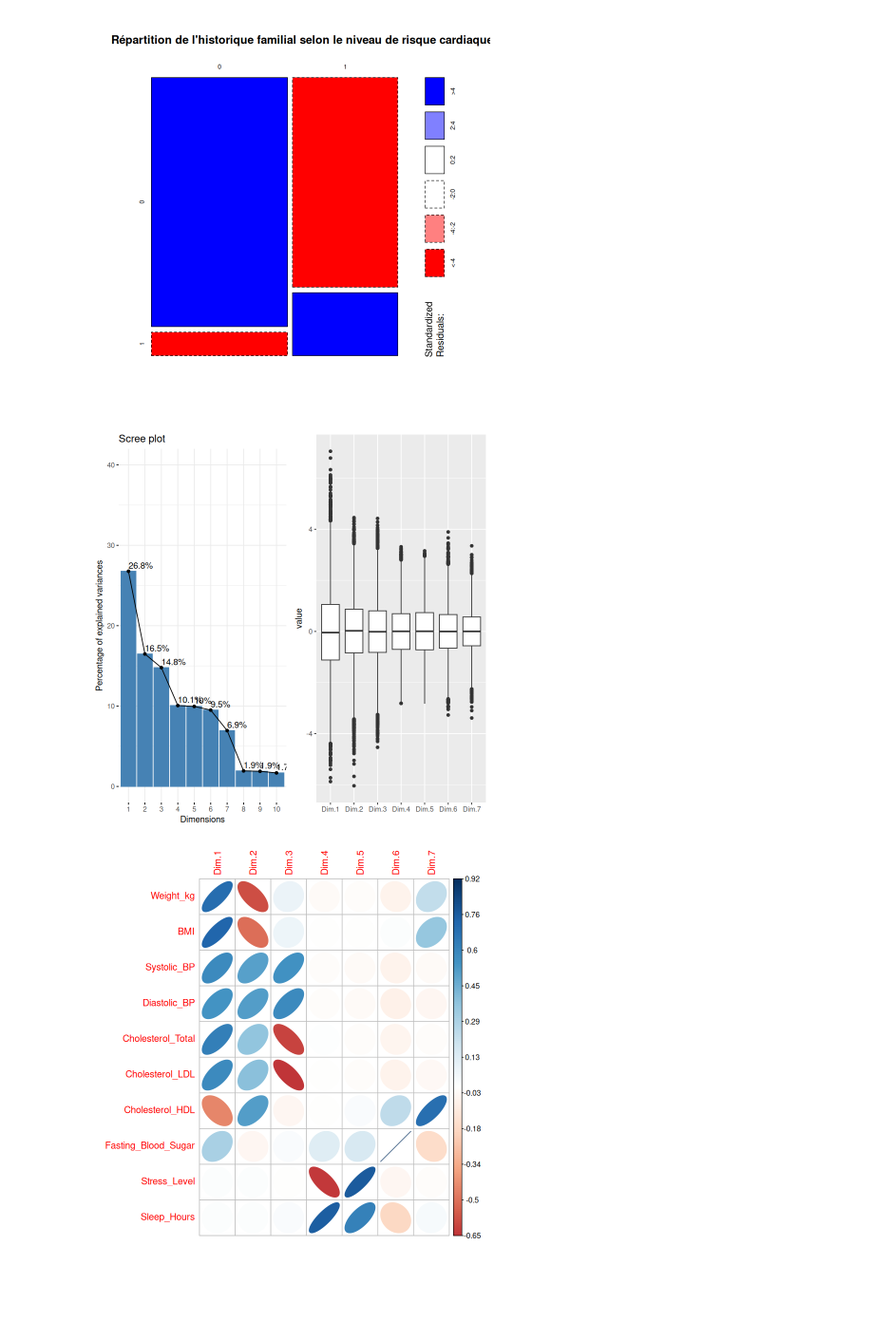
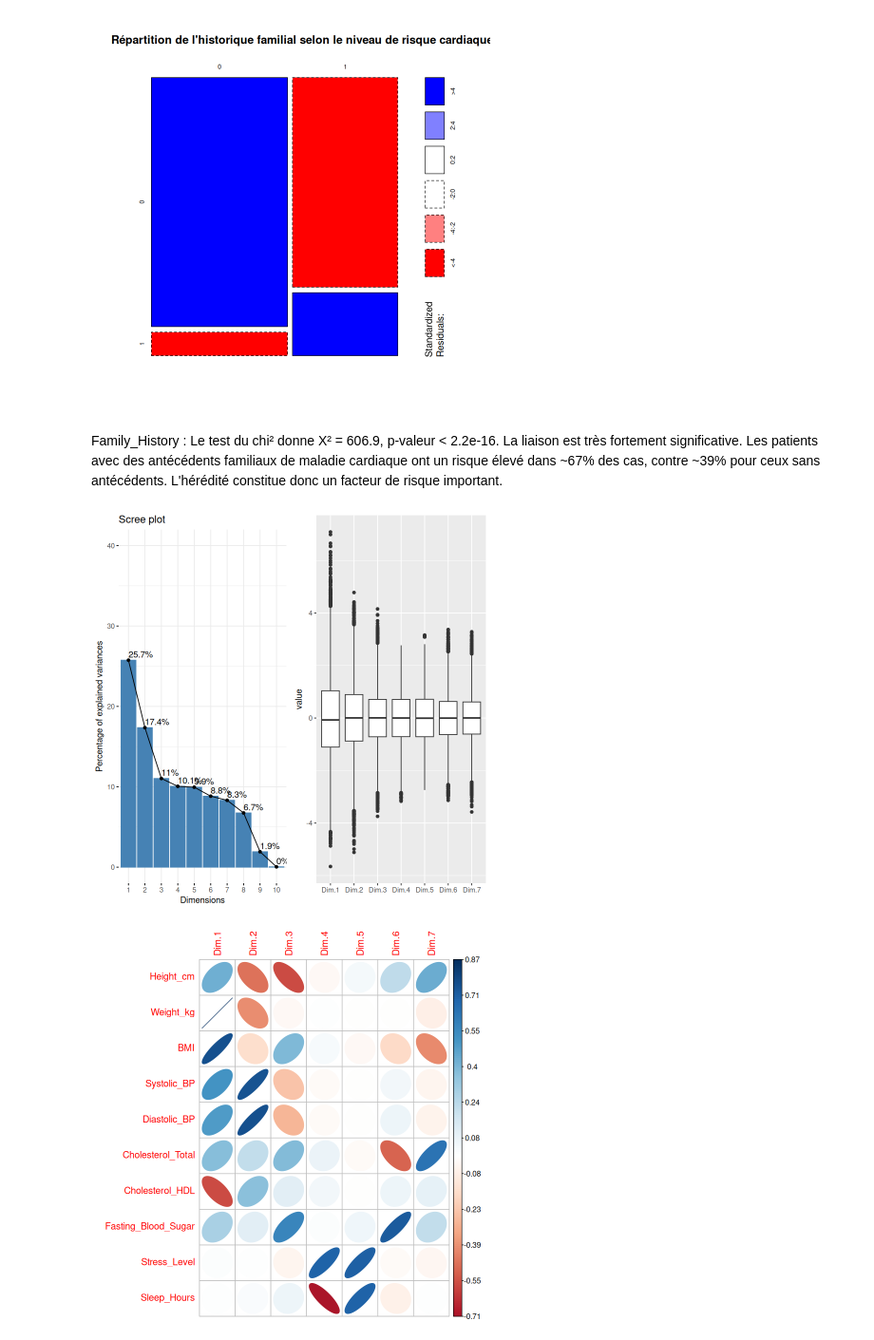
Before and after one commit to clairesn23/machine_learning, a Jupyter notebook: exploration.ipynb, the cells around one changed output. Shown at 95% size. Cells and saved outputs as stored; diff of their text form; code cells hidden in the pictures; blank space fills up the shorter version.

```diff
--- a/exploration.ipynb
+++ b/exploration.ipynb
@@ -663,20 +698,22 @@ X-squared = 606.88, df = 1, p-value < 2.2e-16
 data:  contingency_table
 X-squared = 606.88, df = 1, p-value < 2.2e-16
 [figure]
+# %% [markdown]
+Family_History : Le test du chi² donne X² = 606.9, p-valeur < 2.2e-16. La liaison est très fortement significative. Les patients avec des antécédents familiaux de maladie cardiaque ont un risque élevé dans ~67% des cas, contre ~39% pour ceux sans antécédents. L'hérédité constitue donc un facteur de risque important.
 # %%
 ### ACP ####
 
 # ACP réduite
 acp <- PCA(df[,c(1, 3:11, 16:17)], scale.unit = TRUE,
-           graph = FALSE, quali.sup = 1, quanti.sup = 2, ncp = 7)
+           graph = FALSE, quali.sup = 1, quanti.sup = 8, ncp = 7)
 # Décroissance des valeurs propres
 g1<-fviz_eig(acp, addlabels = TRUE, ylim = c(0, 40))
 g2<-ggplot(melt(acp$ind$coord),aes(x=Var2,y=value))+
   geom_boxplot()+
   xlab("")
 grid.arrange(g1,g2,ncol=2)
 #
 corrplot(acp$var$cor, is.corr=FALSE,method="ellipse")
 # %% [output]
-[figure, old version]
+[figure, new version]
-[figure, old version]
+[figure, new version]
```
Also changed, not shown: parts of 44 cells of this notebook.
